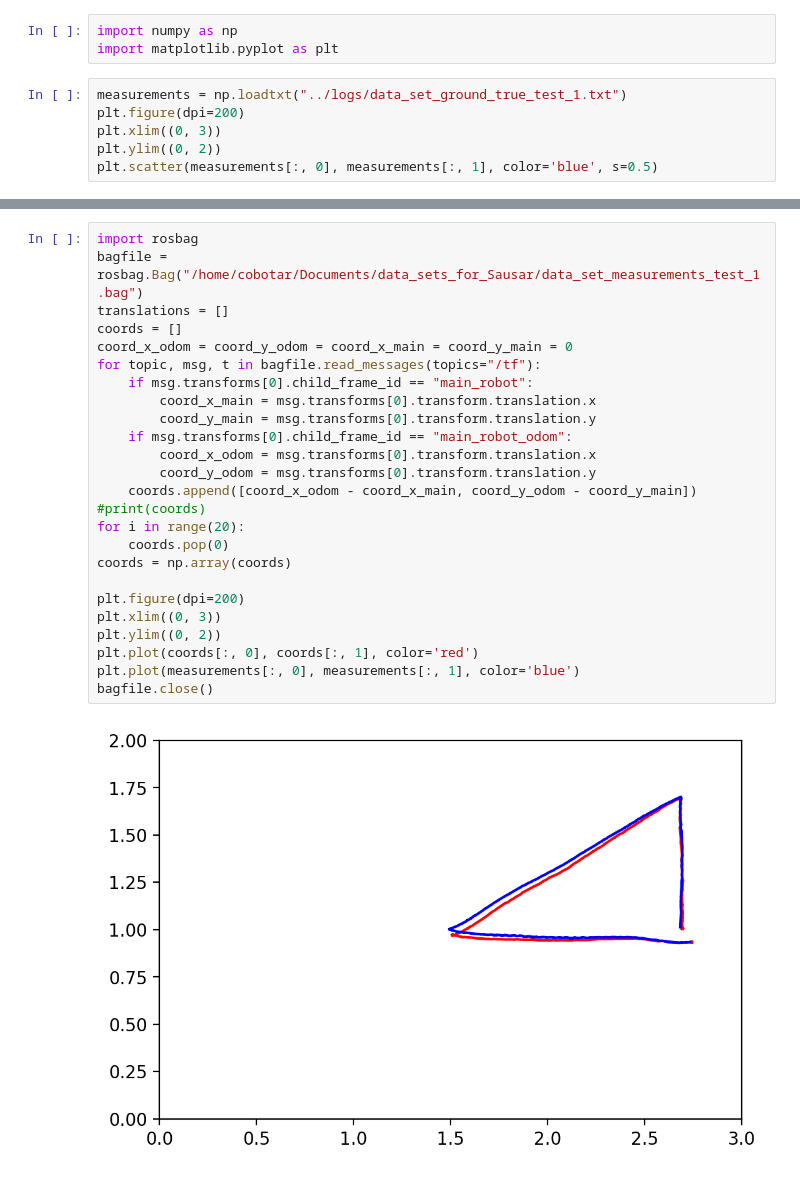
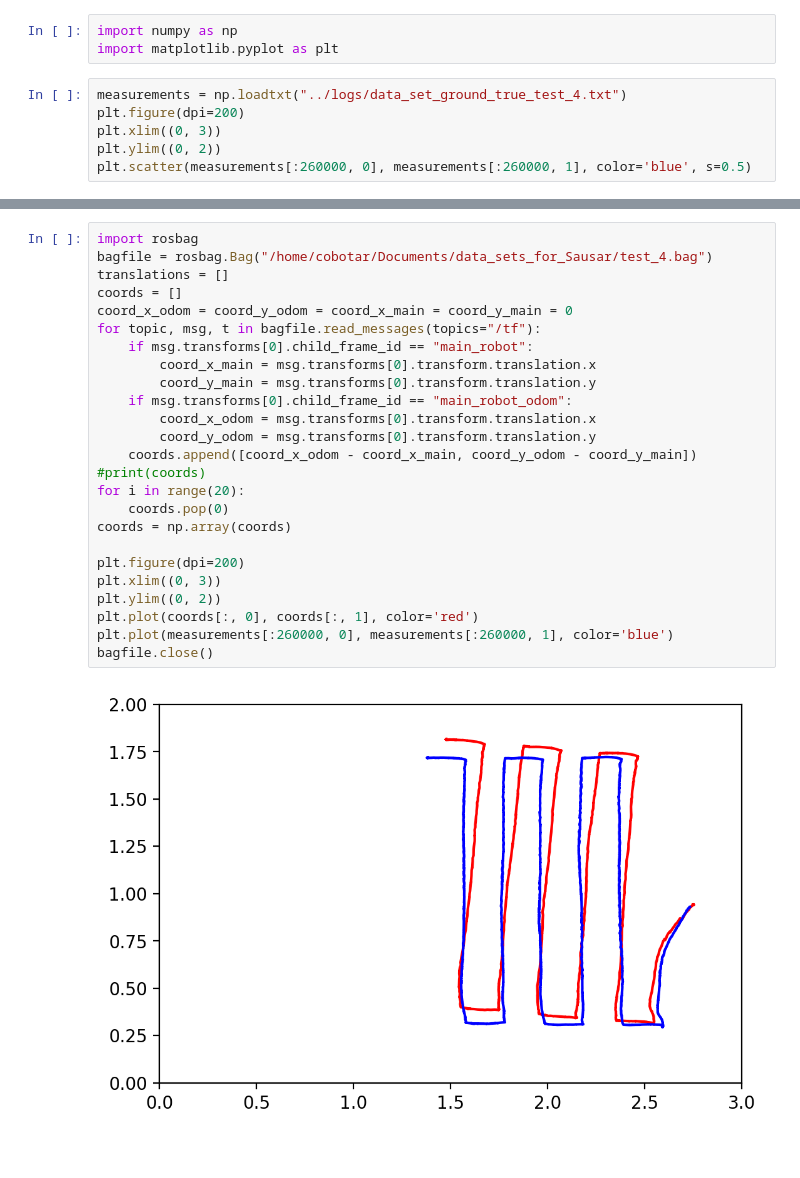
Before and after one commit to Nenashev1999/HTC_tracking_openvr, a Jupyter notebook: notebook/data_set_testing.ipynb, the cells around one changed output, grey strips where cells are left out. Cells and saved outputs as stored; diff of their text form.

```diff
--- a/notebook/data_set_testing.ipynb
+++ b/notebook/data_set_testing.ipynb
@@ -2,10 +2,10 @@
 import numpy as np
 import matplotlib.pyplot as plt
 # %%
-measurements = np.loadtxt("../logs/data_set_ground_true_test_1.txt")
+measurements = np.loadtxt("../logs/data_set_ground_true_test_4.txt")
 plt.figure(dpi=200)
 plt.xlim((0, 3))
 plt.ylim((0, 2))
-plt.scatter(measurements[:, 0], measurements[:, 1], color='blue', s=0.5)
+plt.scatter(measurements[:260000, 0], measurements[:260000, 1], color='blue', s=0.5)
 # %% [output]
 <matplotlib.collections.PathCollection at 0x...>
@@ -13,27 +13,27 @@ plt.scatter(measurements[:, 0], measurements[:, 1], color='blue', s=0.5)
 # %%
 import rosbag
-bagfile = rosbag.Bag("/home/cobotar/Documents/data_sets_for_Sausar/data_set_measurements_test_1.bag")
+bagfile = rosbag.Bag("/home/cobotar/Documents/data_sets_for_Sausar/test_4.bag")
 translations = []
 coords = []
 coord_x_odom = coord_y_odom = coord_x_main = coord_y_main = 0
 for topic, msg, t in bagfile.read_messages(topics="/tf"):
     if msg.transforms[0].child_frame_id == "main_robot":
         coord_x_main = msg.transforms[0].transform.translation.x
         coord_y_main = msg.transforms[0].transform.translation.y
     if msg.transforms[0].child_frame_id == "main_robot_odom":
         coord_x_odom = msg.transforms[0].transform.translation.x
         coord_y_odom = msg.transforms[0].transform.translation.y
     coords.append([coord_x_odom - coord_x_main, coord_y_odom - coord_y_main])
 #print(coords)
 for i in range(20):
     coords.pop(0)
 coords = np.array(coords)
 
 plt.figure(dpi=200)
 plt.xlim((0, 3))
 plt.ylim((0, 2))
 plt.plot(coords[:, 0], coords[:, 1], color='red')
-plt.plot(measurements[:, 0], measurements[:, 1], color='blue')
+plt.plot(measurements[:260000, 0], measurements[:260000, 1], color='blue')
 bagfile.close()
 # %% [output]
-[figure, old version]
+[figure, new version]
```
Also changed, not shown: parts of 1 cell of this notebook, 2 other files.
